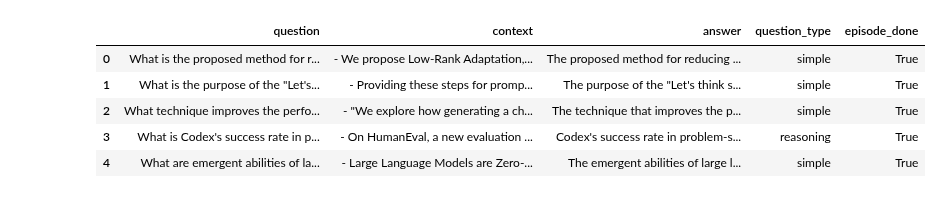
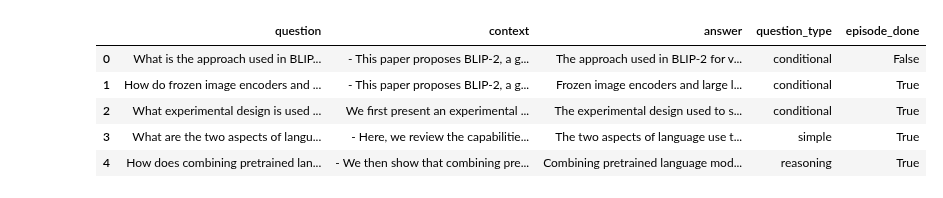
Before and after one commit to explodinggradients/ragas, a Jupyter notebook: docs/OpenAIEmbeddings vs FlagEmbeddings.ipynb, the cells around one changed output. Saved outputs shown, nothing was run; the diff lists cells and outputs as text; code cells hidden in the pictures.

```diff
--- a/docs/OpenAIEmbeddings vs FlagEmbeddings.ipynb
+++ b/docs/OpenAIEmbeddings vs FlagEmbeddings.ipynb
@@ -18,12 +53,12 @@ test_size = 5  # Number of samples to generate
 testset = testsetgenerator.generate(documents, test_size=test_size)
 # %%
 test_df = testset.to_pandas()
-# %%
-test_df
-# %% [output]
-|  | question | context | answer | question_type | episode_done |
-| 0 | What is the proposed method for r... | - We propose Low-Rank Adaptation,... | The proposed method for reducing ... | simple | True |
-| 1 | What is the purpose of the "Let's... | - Providing these steps for promp... | The purpose of the "Let's think s... | simple | True |
-| 2 | What technique improves the perfo... | - "We explore how generating a ch... | The technique that improves the p... | simple | True |
-| 3 | What is Codex's success rate in p... | - On HumanEval, a new evaluation ... | Codex's success rate in problem-s... | reasoning | True |
-| 4 | What are emergent abilities of la... | - Large Language Models are Zero-... | The emergent abilities of large l... | simple | True |
+# %%
+test_df.head()
+# %% [output]
+|  | question | context | answer | question_type | episode_done |
+| 0 | What is the approach used in BLIP... | - This paper proposes BLIP-2, a g... | The approach used in BLIP-2 for v... | conditional | False |
+| 1 | How do frozen image encoders and ... | - This paper proposes BLIP-2, a g... | Frozen image encoders and large l... | conditional | True |
+| 2 | What experimental design is used ... | We first present an experimental ... | The experimental design used to s... | conditional | True |
+| 3 | What are the two aspects of langu... | - Here, we review the capabilitie... | The two aspects of language use t... | simple | True |
+| 4 | How does combining pretrained lan... | - We then show that combining pre... | Combining pretrained language mod... | reasoning | True |
```
Also changed, not shown: parts of 30 cells of this notebook.
